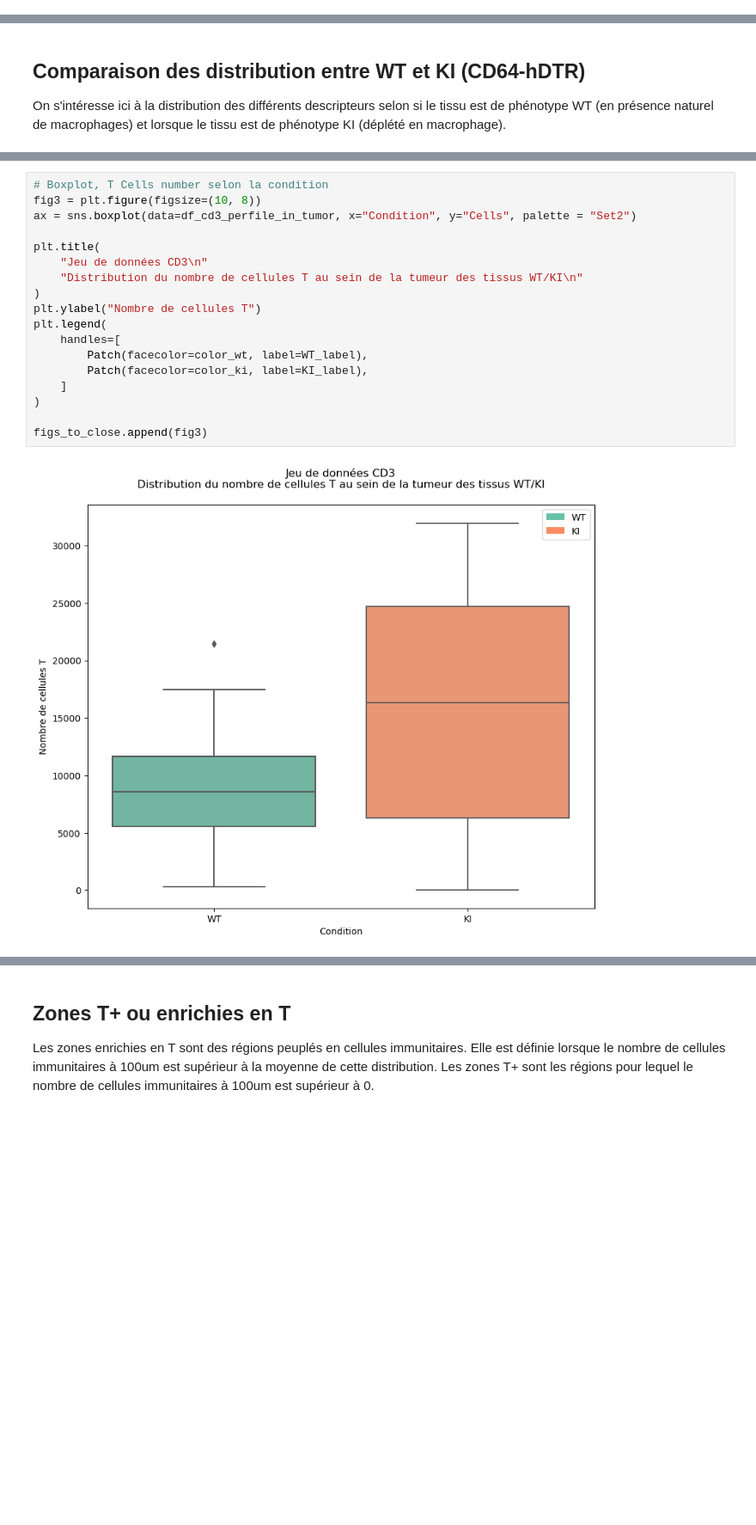
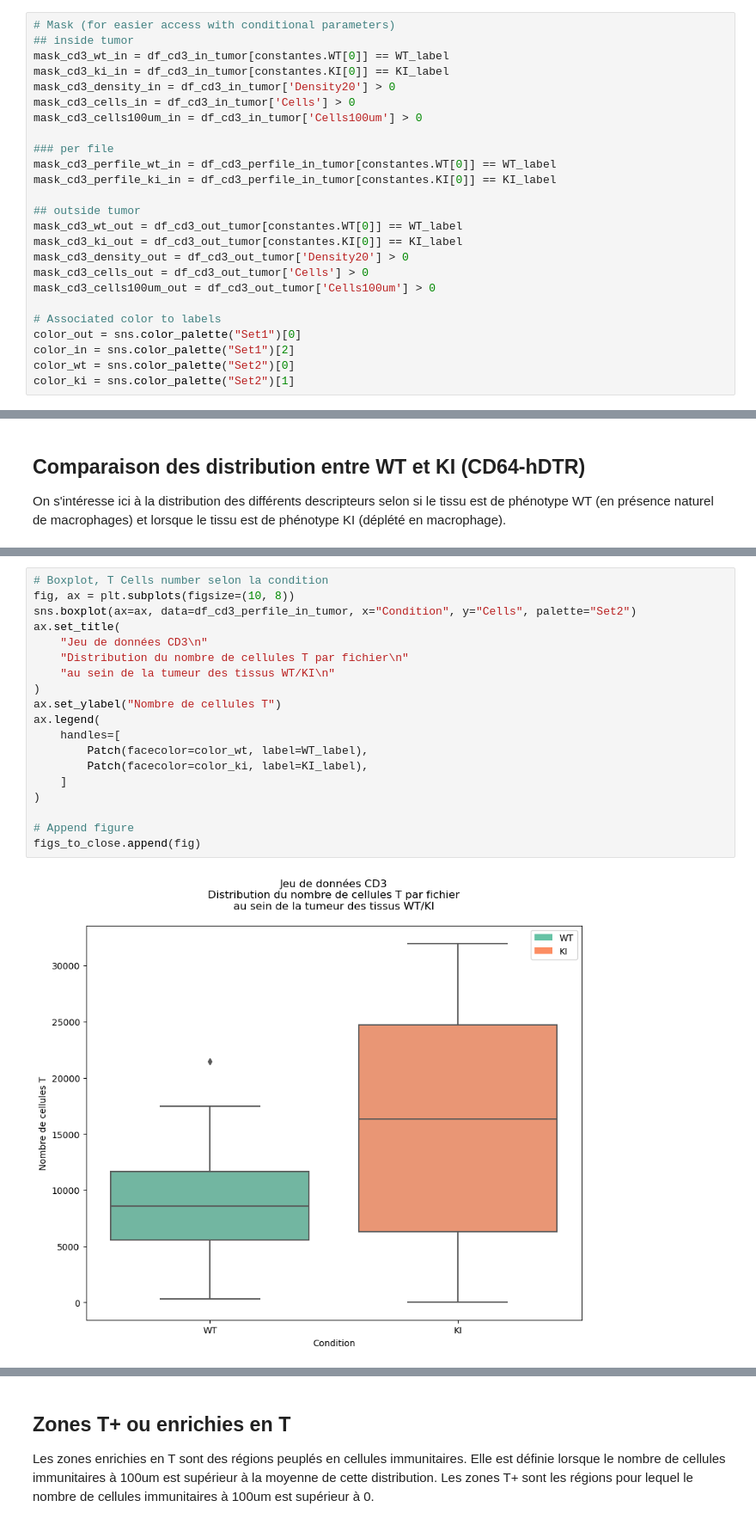
Before and after one commit to Trysis/TumorMEC, a Jupyter notebook: src/analysis.ipynb, the cells around one changed output, grey strips where cells are left out. Shown at 86% size. Saved outputs shown, nothing was run; the diff lists cells and outputs as text; blank space fills up the shorter version.

```diff
--- a/src/analysis.ipynb
+++ b/src/analysis.ipynb
@@ -181,3 +207,28 @@ df_cd3_perfile_in_tumor["CellsPercent"] = (
+# %%
+# Mask (for easier access with conditional parameters)
+## inside tumor
+mask_cd3_wt_in = df_cd3_in_tumor[constantes.WT[0]] == WT_label
+mask_cd3_ki_in = df_cd3_in_tumor[constantes.KI[0]] == KI_label
+mask_cd3_density_in = df_cd3_in_tumor['Density20'] > 0
+mask_cd3_cells_in = df_cd3_in_tumor['Cells'] > 0
+mask_cd3_cells100um_in = df_cd3_in_tumor['Cells100um'] > 0
+
+### per file
+mask_cd3_perfile_wt_in = df_cd3_perfile_in_tumor[constantes.WT[0]] == WT_label
+mask_cd3_perfile_ki_in = df_cd3_perfile_in_tumor[constantes.KI[0]] == KI_label
+
+## outside tumor
+mask_cd3_wt_out = df_cd3_out_tumor[constantes.WT[0]] == WT_label
+mask_cd3_ki_out = df_cd3_out_tumor[constantes.KI[0]] == KI_label
+mask_cd3_density_out = df_cd3_out_tumor['Density20'] > 0
+mask_cd3_cells_out = df_cd3_out_tumor['Cells'] > 0
+mask_cd3_cells100um_out = df_cd3_out_tumor['Cells100um'] > 0
+
+# Associated color to labels
+color_out = sns.color_palette("Set1")[0]
+color_in = sns.color_palette("Set1")[2]
+color_wt = sns.color_palette("Set2")[0]
+color_ki = sns.color_palette("Set2")[1]
 # %%
 # Table with count by condition
 table_perfile_condition = df_cd3_perfile_in_tumor["Condition"].value_counts()
@@ -344,21 +400,22 @@ figs_to_close.append(fig2)
 [figure]
 # %%
 # Boxplot, T Cells number selon la condition
-fig3 = plt.figure(figsize=(10, 8))
-ax = sns.boxplot(data=df_cd3_perfile_in_tumor, x="Condition", y="Cells", palette = "Set2")
-
-plt.title(
+fig, ax = plt.subplots(figsize=(10, 8))
+sns.boxplot(ax=ax, data=df_cd3_perfile_in_tumor, x="Condition", y="Cells", palette="Set2")
+ax.set_title(
     "Jeu de données CD3\n"
-    "Distribution du nombre de cellules T au sein de la tumeur des tissus WT/KI\n"
+    "Distribution du nombre de cellules T par fichier\n"
+    "au sein de la tumeur des tissus WT/KI\n"
 )
-plt.ylabel("Nombre de cellules T")
-plt.legend(
+ax.set_ylabel("Nombre de cellules T")
+ax.legend(
     handles=[
         Patch(facecolor=color_wt, label=WT_label),
         Patch(facecolor=color_ki, label=KI_label),
     ]
 )
 
-figs_to_close.append(fig3)
+# Append figure
+figs_to_close.append(fig)
 # %% [output]
-[figure, old version]
+[figure, new version]
```
Also changed, not shown: parts of 37 cells of this notebook.
